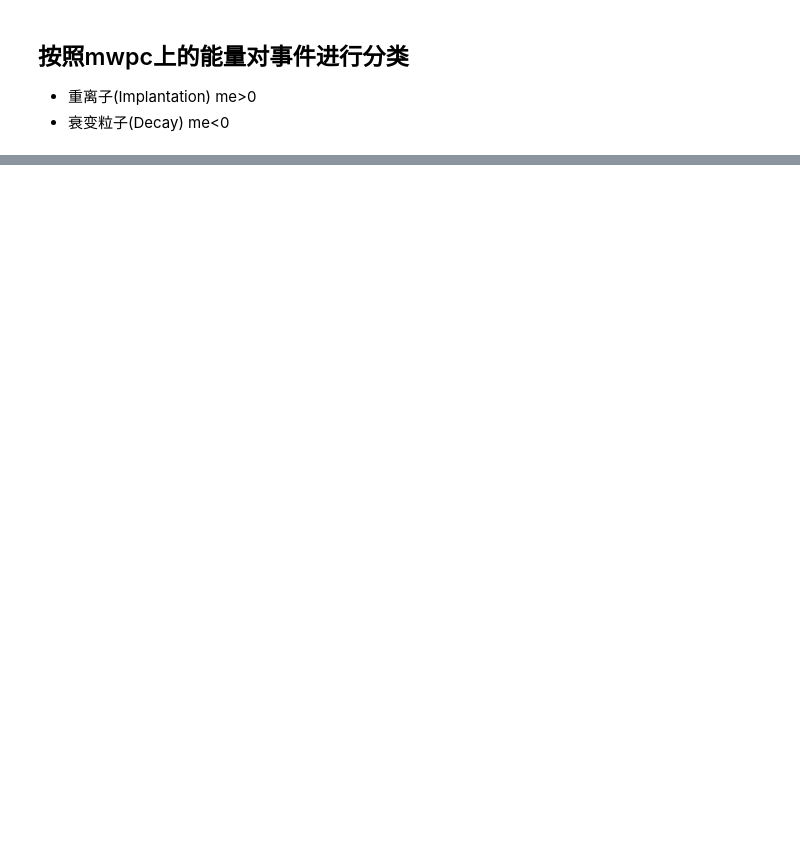
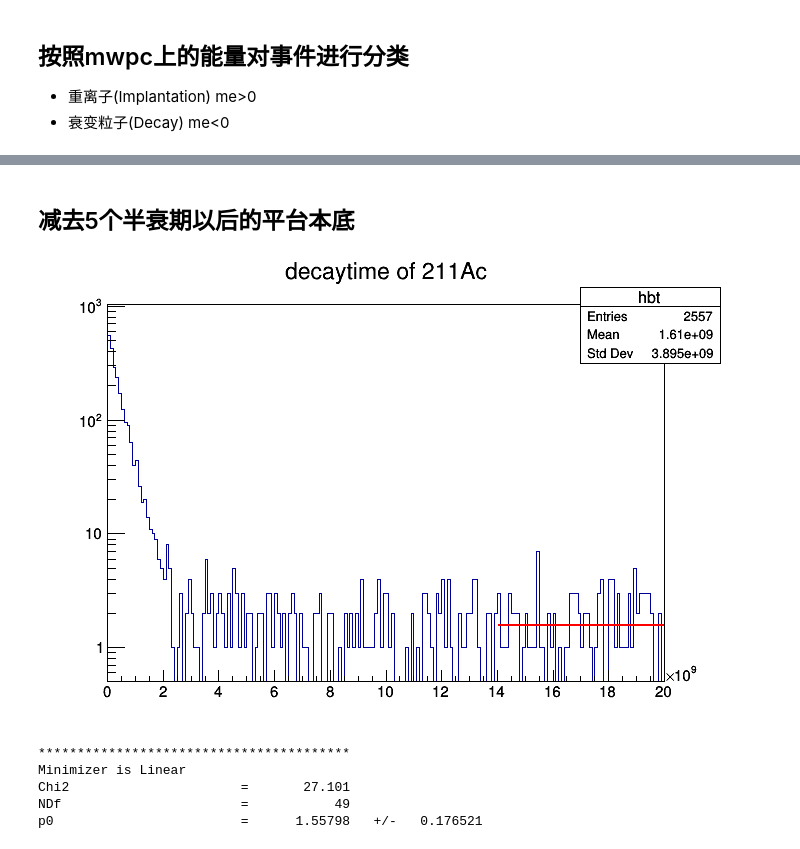
Before and after one commit to pkuNucExp/Data-Analysis-Course, a Jupyter notebook: chapt4/Hi-decay correlation.ipynb, the cells around one changed output, grey strips where cells are left out. Cells and saved outputs as stored; diff of their text form; code cells hidden in the pictures; blank space fills up the shorter version.

```diff
--- a/chapt4/Hi-decay correlation.ipynb
+++ b/chapt4/Hi-decay correlation.ipynb
@@ -132,0 +145,15 @@ c1->Draw();
+# %% [markdown]
+## 减去5个半衰期以后的平台本底
+# %%
+TF1 *fp01= new TF1("fp01","pol0",1.5e10,2e10);
+hbt->Fit(fp01,"R");
+Double_t p01=fp01->GetParameter(0);
+c1->SetLogy();
+c1->Draw();
+# %% [output]
+[figure, added]
+****************************************
+Minimizer is Linear
+Chi2                      =       27.101
+NDf                       =           49
+p0                        =      1.55798   +/-   0.176521
```
Also changed, not shown: parts of 18 cells of this notebook, 1 other file.
